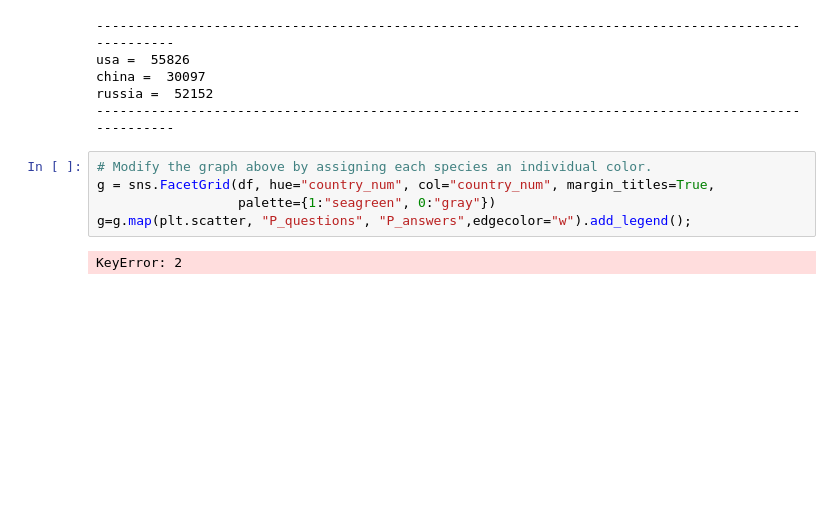
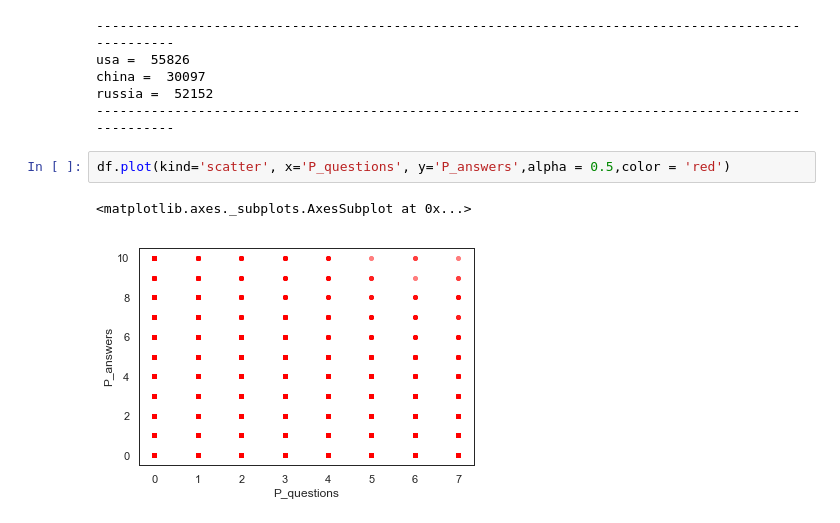
Before and after one commit to zolduoarrati/repos, a Jupyter notebook: Python/Jupyter/ML/classifications.ipynb, the cells around one changed output. Drawn from its saved outputs; the diff is of its cells as text; blank space fills up the shorter version.

```diff
--- a/Python/Jupyter/ML/classifications.ipynb
+++ b/Python/Jupyter/ML/classifications.ipynb
@@ -144,10 +144,8 @@ usa =  55826
 china =  30097
 russia =  52152
 ----------------------------------------------------------------------------------------------------
-# %%
-# Modify the graph above by assigning each species an individual color.
-g = sns.FacetGrid(df, hue="country_num", col="country_num", margin_titles=True,
-                  palette={1:"seagreen", 0:"gray"})
-g=g.map(plt.scatter, "P_questions", "P_answers",edgecolor="w").add_legend();
-# %% [output]
-KeyError: 2
+# %%
+df.plot(kind='scatter', x='P_questions', y='P_answers',alpha = 0.5,color = 'red')
+# %% [output]
+<matplotlib.axes._subplots.AxesSubplot at 0x...>
+[figure, added]
```
Also changed, not shown: parts of 1 cell of this notebook.
